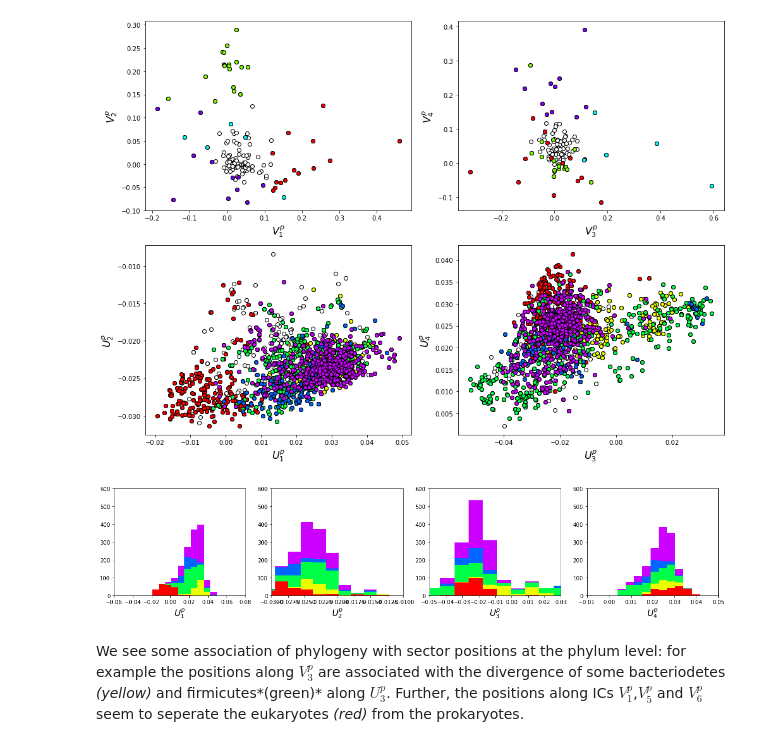
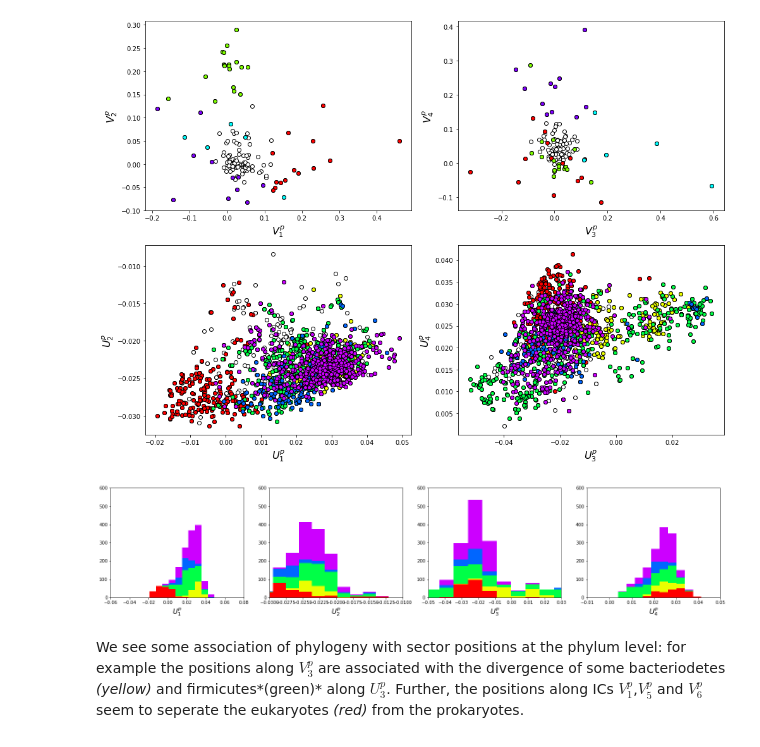
Before and after one commit to ranganathanlab/pySCA, a Jupyter notebook: notebooks/SCA_DHFR.ipynb, the cells around one changed output. Cells and saved outputs as stored; diff of their text form; code cells hidden in the pictures.

```diff
--- a/notebooks/SCA_DHFR.ipynb
+++ b/notebooks/SCA_DHFR.ipynb
@@ -343,20 +344,21 @@ plt.tight_layout()
 # %%
 plt.rcParams['figure.figsize'] = 20,8
 col = list()
 axis_lims = ([-0.06, 0.08],[-0.03, -0.01],[-0.05,0.03],[-0.01 ,0.05],\
              [-0.02 ,0.05],[-0.05 ,0.03])
 for k in phylo[0]:
     col = col + [colorsys.hsv_to_rgb(k.col,1,1)]
 for k in range(Dsect[0]['kpos']):
     forhist = list()
     for group in phylo[0]:
         forhist.append([Dsect[0]['Upica'][i,k] for i in group.items])
     plt.subplot(2,Dsect[0]['kpos'],k+1)
     plt.hist(forhist, histtype='barstacked',color=col)
     plt.axis([axis_lims[k][0],axis_lims[k][1],0,600])
     plt.xlabel(r'$U^p_{%i}$' % (k+1), fontsize=16)
+plt.tight_layout()
 # %% [output]
-[figure, old version]
+[figure, new version]
 # %% [markdown]
 We see some association of phylogeny with sector positions at the phylum level: for example the positions along $V_3^p$ are associated with the divergence of some bacteriodetes *(yellow)* and firmicutes*(green)* along $U_3^p$.  Further, the  positions along ICs $V_1^p$,$V_5^p$ and $V_6^p$ seem to seperate the eukaryotes *(red)* from the prokaryotes.
 # %% [markdown]
```
Also changed, not shown: parts of 2 cells of this notebook, 17 other files.
